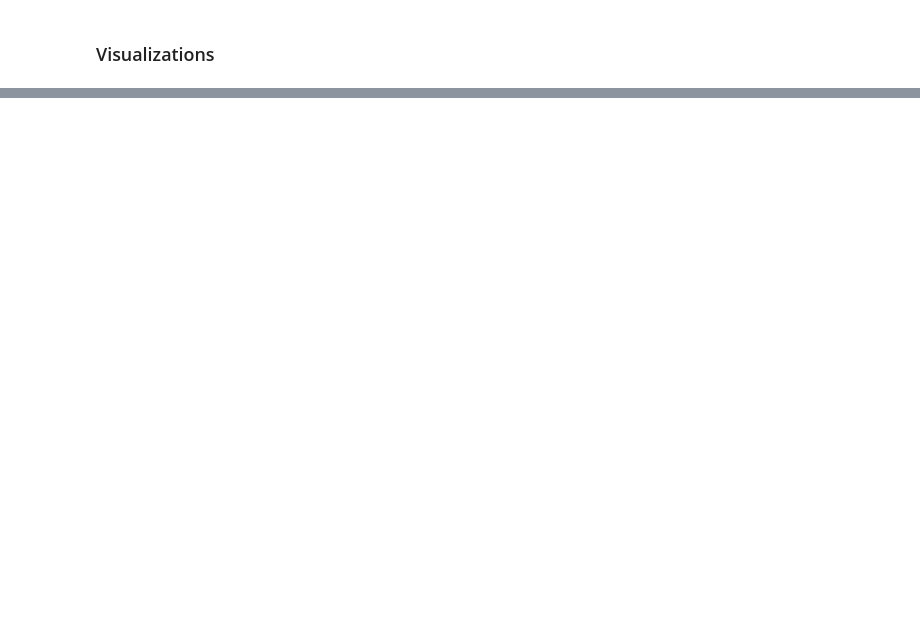
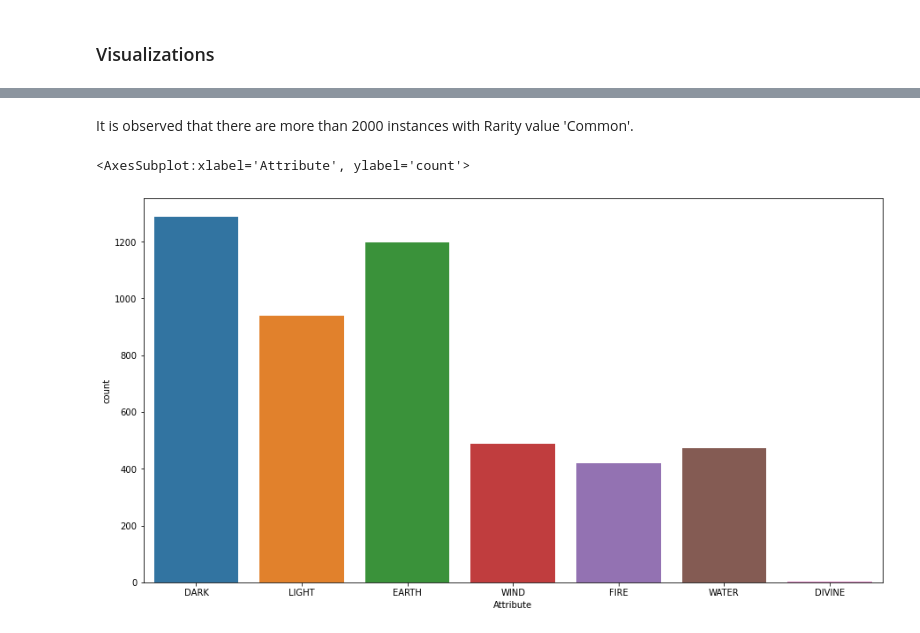
Before and after one commit to jishnu3000/airline-satisfaction, a Jupyter notebook: airline-satisfaction.ipynb, the cells around one changed output, grey strips where cells are left out. Cells and saved outputs as stored; diff of their text form; code cells hidden in the pictures; blank space fills up the shorter version.

```diff
--- a/airline-satisfaction.ipynb
+++ b/airline-satisfaction.ipynb
@@ -418,0 +298,8 @@ pd.DataFrame(data=summary)
+# %% [markdown]
+It is observed that there are more than 2000 instances with Rarity value 'Common'.
+# %%
+plt.figure(figsize=(15,8))
+sns.countplot(x='Attribute', data=df)
+# %% [output]
+<AxesSubplot:xlabel='Attribute', ylabel='count'>
+[figure, added]
```
Also changed, not shown: parts of 257 cells of this notebook.
